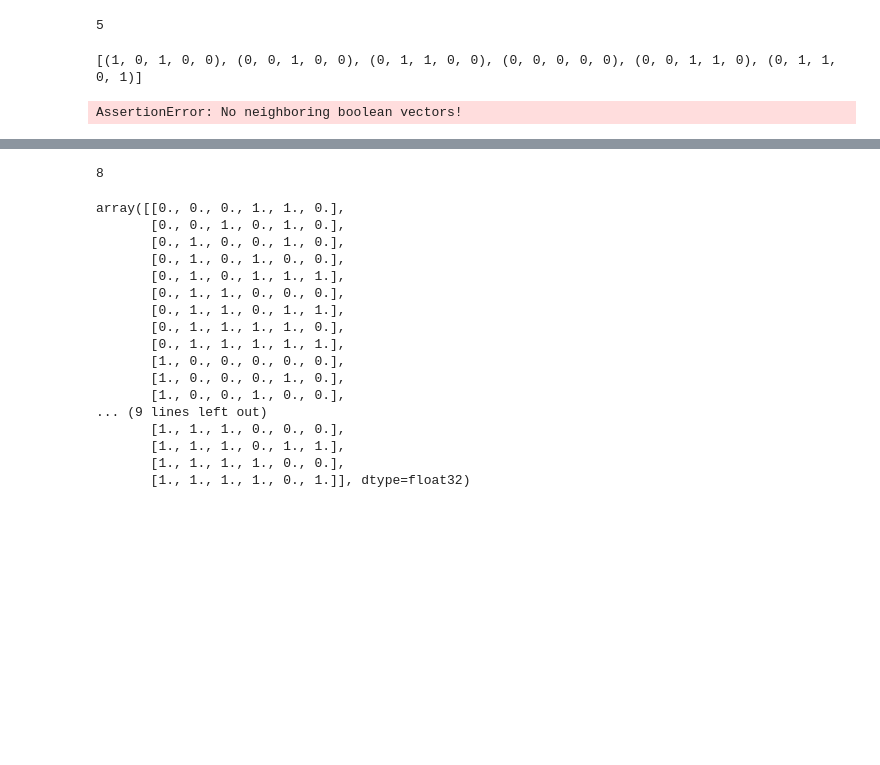
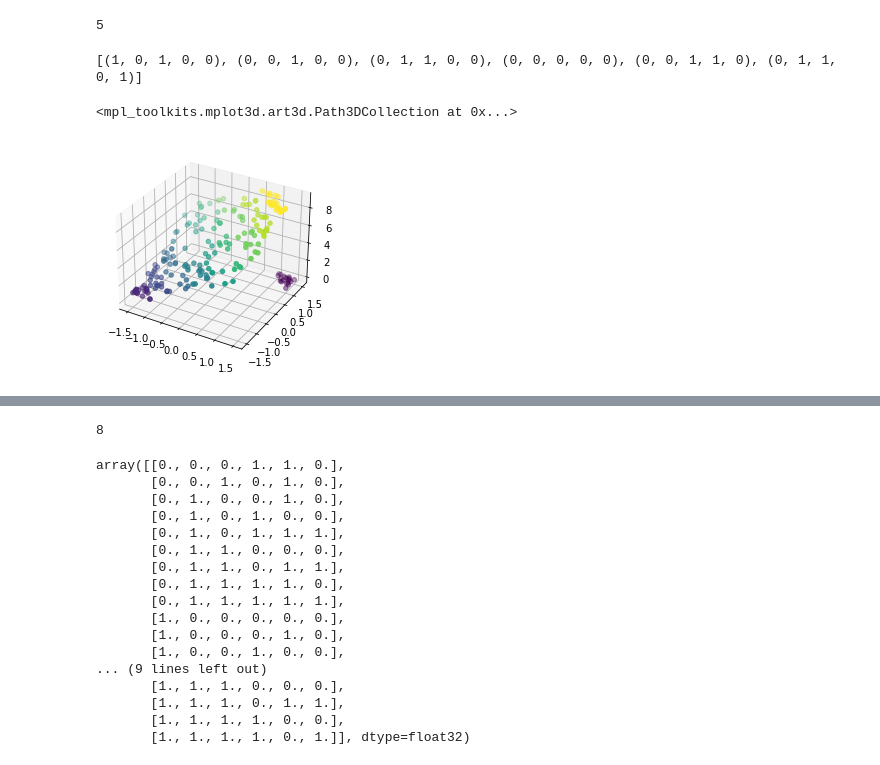
Before and after one commit to clrkwng/exploring_compositionality, a Jupyter notebook: vecbool_prob/vecbool_vis.ipynb, the cells around one changed output, grey strips where cells are left out. Saved outputs shown, nothing was run; the diff lists cells and outputs as text; code cells hidden in the pictures; blank space fills up the shorter version.

```diff
--- a/vecbool_prob/vecbool_vis.ipynb
+++ b/vecbool_prob/vecbool_vis.ipynb
@@ -193,12 +164,13 @@ print(rep_bools)
 # %% [output]
 [(1, 0, 1, 0, 0), (0, 0, 1, 0, 0), (0, 1, 1, 0, 0), (0, 0, 0, 0, 0), (0, 0, 1, 1, 0), (0, 1, 1, 0, 1)]
 # %%
-X_test, y_test = get_test_splitB(1000, 0)
+X_test, y_test = get_test_splitB(1000, 1)
 
 X_test = torch.tensor(X_test).float()
 y_test = torch.tensor(y_test).long()
 
 ax = plt.axes(projection='3d')
 ax.scatter3D(X_test[:, 0], X_test[:, 1], y_test, c=y_test)
 # %% [output]
-AssertionError: No neighboring boolean vectors!
+<mpl_toolkits.mplot3d.art3d.Path3DCollection at 0x...>
+[figure, added]
```
Also changed, not shown: parts of 7 cells of this notebook, 6 other files.
